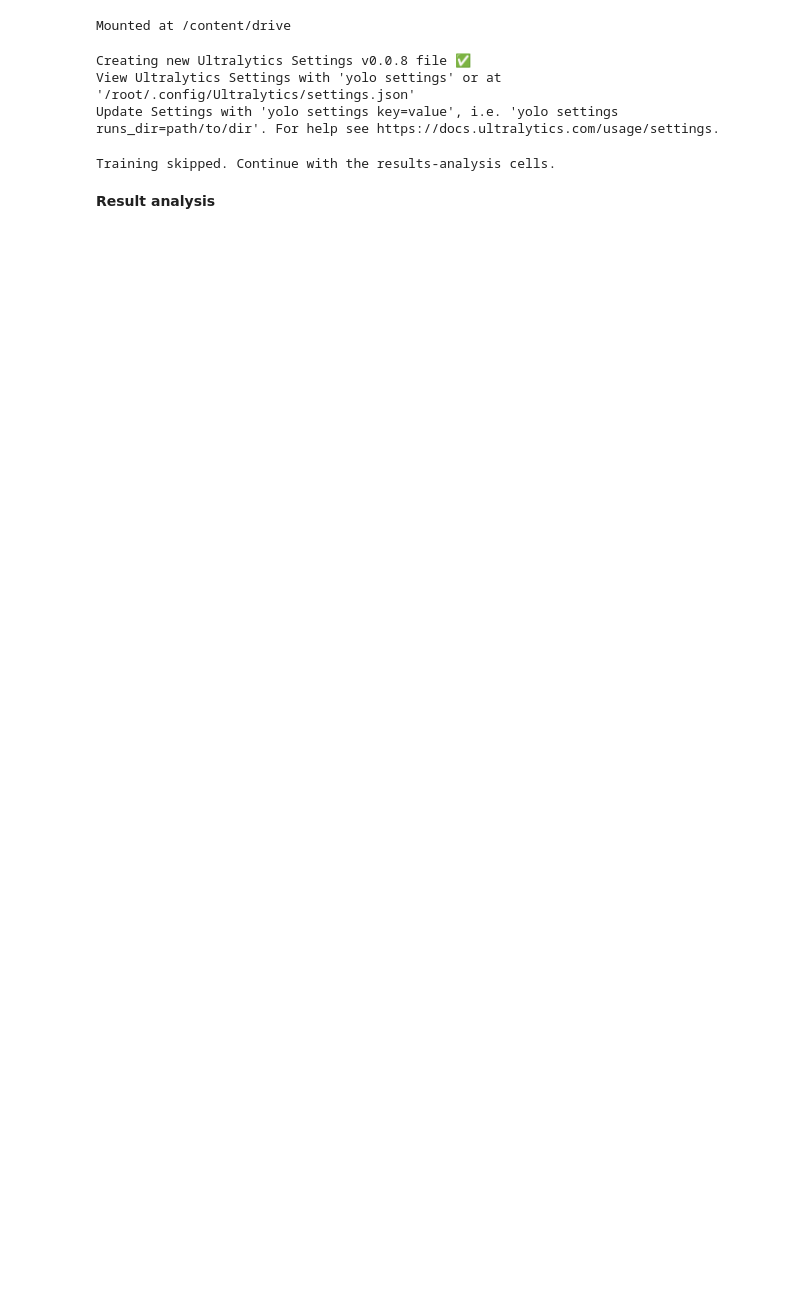
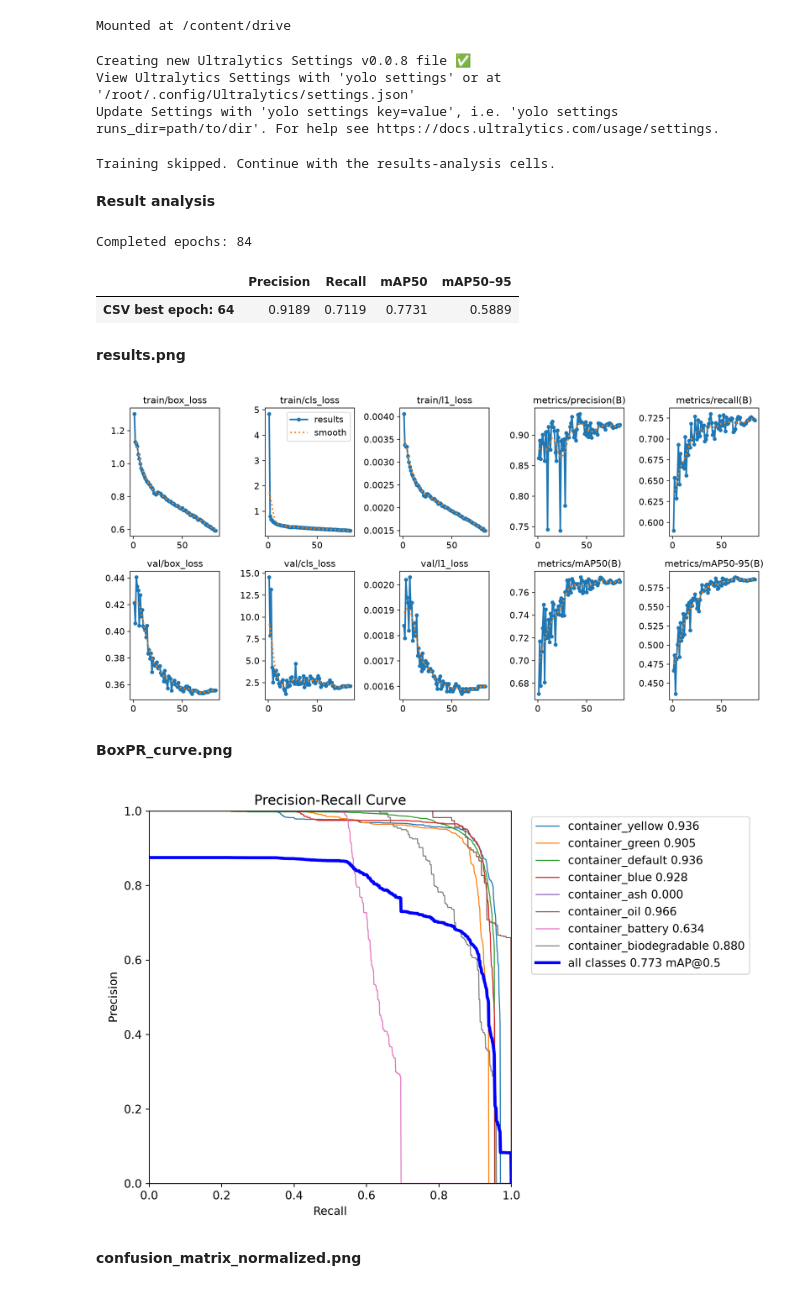
Before and after one commit to mdmohsin212/WasteScope, a Jupyter notebook: notebooks/03_detection_baseline.ipynb, the cells around one changed output. Cells and saved outputs as stored; diff of their text form; code cells hidden in the pictures; blank space fills up the shorter version.

Commit message:
best.pt validation and predictions

```diff
--- a/notebooks/03_detection_baseline.ipynb
+++ b/notebooks/03_detection_baseline.ipynb
@@ -143,3 +143,45 @@ shutil.copytree(DRIVE_RUN, RUN, dirs_exist_ok=True)
 BEST = RUN / "weights" / "best.pt"
 args = yaml.safe_load((RUN / "args.yaml").read_text())
 IMGSZ = int(args["imgsz"])
+# %%
+history = pd.read_csv(RUN / "results.csv")
+history.columns = history.columns.str.strip()
+history = history.sort_values("epoch")
+
+selection = "metrics/mAP50-95(B)"
+best_row = history.loc[
+    history[selection].eq(history[selection].max())
+].iloc[-1]
+
+csv_metrics = pd.DataFrame(
+    [{
+        "Precision": best_row["metrics/precision(B)"],
+        "Recall": best_row["metrics/recall(B)"],
+        "mAP50": best_row["metrics/mAP50(B)"],
+        "mAP50–95": best_row["metrics/mAP50-95(B)"],
+    }],
+    index=[f"CSV best epoch: {int(best_row['epoch'])}"]
+)
+
+print("Completed epochs:", int(history["epoch"].max()))
+display(csv_metrics.style.format("{:.4f}"))
+# %% [output]
+Completed epochs: 84
+|  | Precision | Recall | mAP50 | mAP50–95 |
+| CSV best epoch: 64 | 0.9189 | 0.7119 | 0.7731 | 0.5889 |
+# %%
+for filename in (
+    "results.png",
+    "BoxPR_curve.png",
+    "confusion_matrix_normalized.png",
+):
+    path = RUN / filename
+    if path.is_file():
+        display(Markdown(f"**{filename}**"))
+        display(Image.open(path))
+# %% [output]
+**results.png**
+[figure, added]
+**BoxPR_curve.png**
+[figure, added]
+**confusion_matrix_normalized.png**
```
Also changed, not shown: parts of 3 cells of this notebook.
